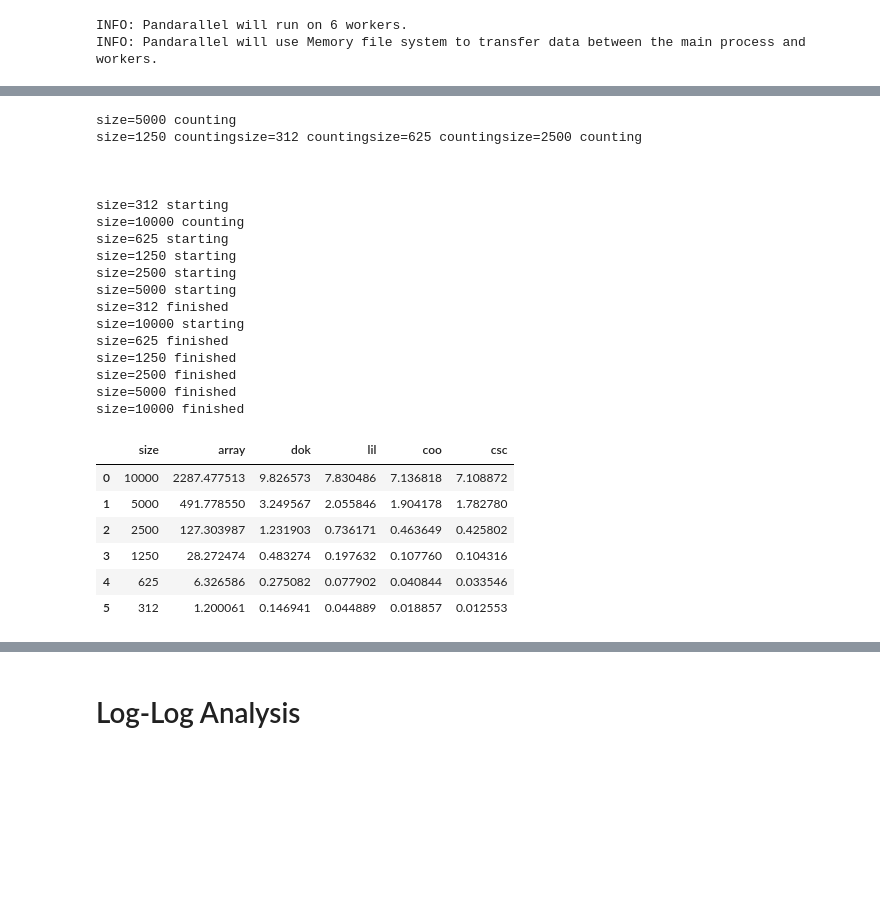
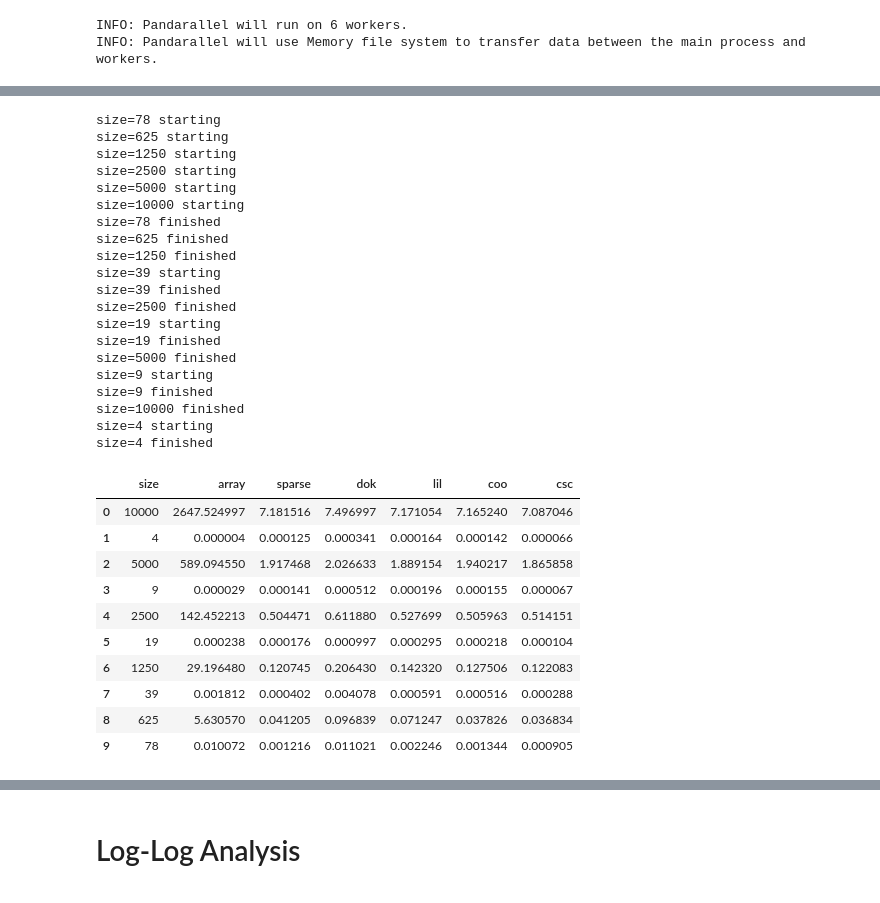
Before and after one commit to ManSmooth/SE481, a Jupyter notebook: assignments/481-02/assignment.ipynb, the cells around one changed output, grey strips where cells are left out. Drawn from its saved outputs; the diff is of its cells as text; code cells hidden in the pictures; blank space fills up the shorter version.

```diff
--- a/assignments/481-02/assignment.ipynb
+++ b/assignments/481-02/assignment.ipynb
@@ -66,11 +68,7 @@ descriptions
 Name: job_description, Length: 10000, dtype: object
 # %%
-from sklearn.feature_extraction.text import CountVectorizer
-
-
-def benchmark(size):
+def benchmark(size, number):
     cv = CountVectorizer(analyzer=lambda x: x)
-    print(f"{size=} counting")
     X = cv.fit_transform(descriptions[:size])
     XX = X.toarray()
     print(f"{size=} starting")
@@ -83,43 +81,52 @@ def benchmark(size):
     X_csc = X.tocsc()
     X_T_csc = X.T.tocsc()
     result = [
-        timeit.timeit(lambda: np.matmul(XX, XX.T), number=1),
-        timeit.timeit(lambda: X_dok * X_T_dok, number=1),
-        timeit.timeit(lambda: X_lil * X_T_lil, number=1),
-        timeit.timeit(lambda: X_coo * X_T_coo, number=1),
-        timeit.timeit(lambda: X_csc * X_T_csc, number=1),
+        timeit.timeit(lambda: np.matmul(XX, XX.T), number=number) / number,
+        timeit.timeit(lambda: X * X.T, number=number * 3) / (number * 3),
+        timeit.timeit(lambda: X_dok * X_T_dok, number=number * 3) / (number * 3),
+        timeit.timeit(lambda: X_lil * X_T_lil, number=number * 3) / (number * 3),
+        timeit.timeit(lambda: X_coo * X_T_coo, number=number * 3) / (number * 3),
+        timeit.timeit(lambda: X_csc * X_T_csc, number=number * 3) / (number * 3),
     ]
     print(f"{size=} finished")
-    return pd.Series(result, index=["array", "dok", "lil", "coo", "csc"])
+    return pd.Series(result, index=["array", "sparse", "dok", "lil", "coo", "csc"])
 # %%
-sizes = [len(descriptions) // 2 ** n for n in range(0, 6)]
+sizes = [len(descriptions) // 2 ** n for n in range(0, 12)]
 
-perf_df = pd.DataFrame(sizes, columns=["size"])
-perf_df = perf_df.join(perf_df["size"].parallel_apply(lambda x: benchmark(x)))
+sizes_weaved = np.array(list(zip(sizes[:len(sizes)//2], sizes[:len(sizes)//2:-1]))).flatten()
+
+perf_df = pd.DataFrame(sizes_weaved, columns=["size"])
+perf_df = perf_df.join(perf_df["size"].parallel_apply(lambda x: benchmark(x, 10000//x)))
 perf_df
 # %% [output]
-size=5000 counting
-size=1250 countingsize=312 countingsize=625 countingsize=2500 counting
-
-
-
-size=312 starting
-size=10000 counting
+size=78 starting
 size=625 starting
 size=1250 starting
 size=2500 starting
 size=5000 starting
-size=312 finished
 size=10000 starting
+size=78 finished
 size=625 finished
 size=1250 finished
+size=39 starting
+size=39 finished
 size=2500 finished
+size=19 starting
+size=19 finished
 size=5000 finished
+size=9 starting
+size=9 finished
 size=10000 finished
+size=4 starting
+size=4 finished
-|  | size | array | dok | lil | coo | csc |
-| 0 | 10000 | 2287.477513 | 9.826573 | 7.830486 | 7.136818 | 7.108872 |
-| 1 | 5000 | 491.778550 | 3.249567 | 2.055846 | 1.904178 | 1.782780 |
-| 2 | 2500 | 127.303987 | 1.231903 | 0.736171 | 0.463649 | 0.425802 |
-| 3 | 1250 | 28.272474 | 0.483274 | 0.197632 | 0.107760 | 0.104316 |
-| 4 | 625 | 6.326586 | 0.275082 | 0.077902 | 0.040844 | 0.033546 |
-| 5 | 312 | 1.200061 | 0.146941 | 0.044889 | 0.018857 | 0.012553 |
+|  | size | array | sparse | dok | lil | coo | csc |
+| 0 | 10000 | 2647.524997 | 7.181516 | 7.496997 | 7.171054 | 7.165240 | 7.087046 |
+| 1 | 4 | 0.000004 | 0.000125 | 0.000341 | 0.000164 | 0.000142 | 0.000066 |
+| 2 | 5000 | 589.094550 | 1.917468 | 2.026633 | 1.889154 | 1.940217 | 1.865858 |
+| 3 | 9 | 0.000029 | 0.000141 | 0.000512 | 0.000196 | 0.000155 | 0.000067 |
+| 4 | 2500 | 142.452213 | 0.504471 | 0.611880 | 0.527699 | 0.505963 | 0.514151 |
+| 5 | 19 | 0.000238 | 0.000176 | 0.000997 | 0.000295 | 0.000218 | 0.000104 |
+| 6 | 1250 | 29.196480 | 0.120745 | 0.206430 | 0.142320 | 0.127506 | 0.122083 |
+| 7 | 39 | 0.001812 | 0.000402 | 0.004078 | 0.000591 | 0.000516 | 0.000288 |
+| 8 | 625 | 5.630570 | 0.041205 | 0.096839 | 0.071247 | 0.037826 | 0.036834 |
+| 9 | 78 | 0.010072 | 0.001216 | 0.011021 | 0.002246 | 0.001344 | 0.000905 |
```
Also changed, not shown: parts of 4 cells of this notebook.
